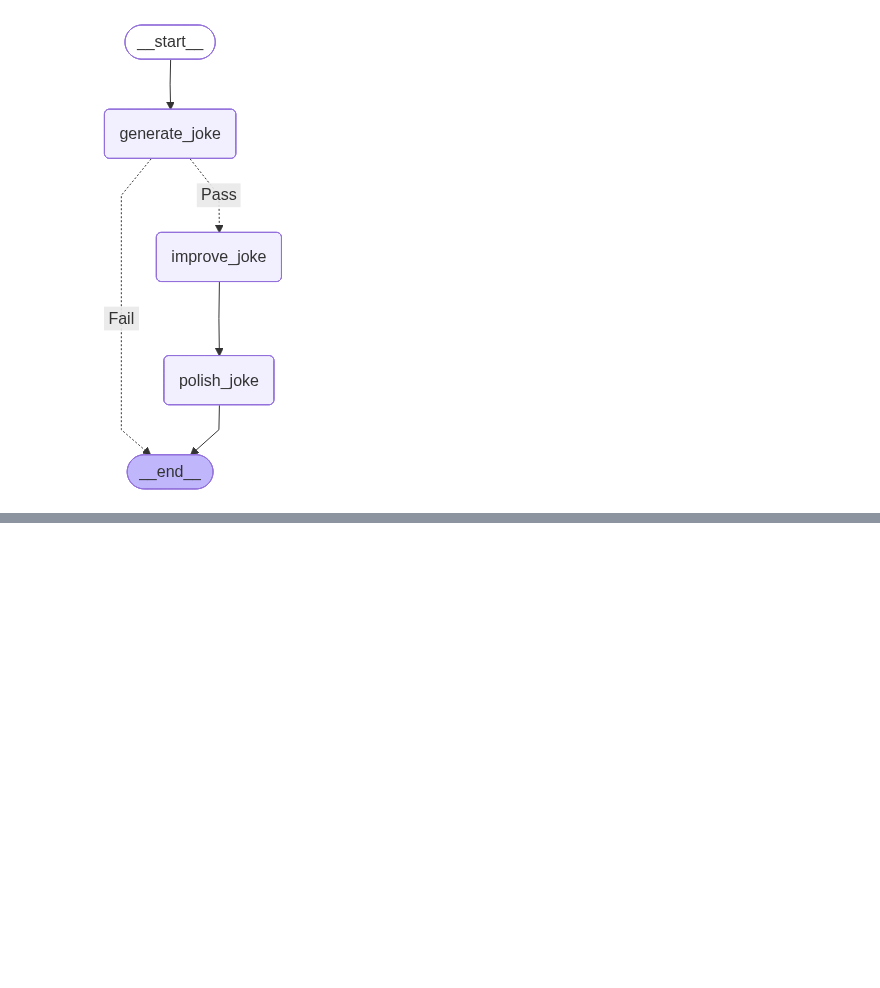
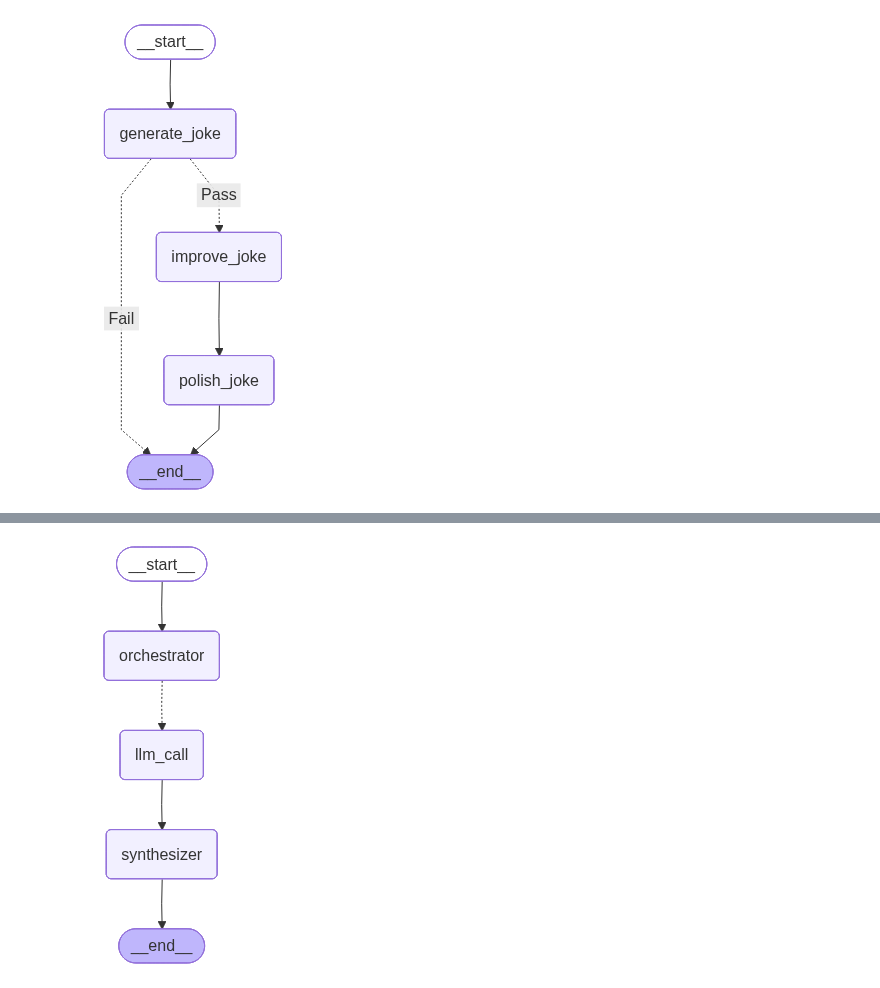
Before and after one commit to BaektotheFuture98/ai_backend_study, a Jupyter notebook: langchain/langchain.ipynb, the cells around one changed output, grey strips where cells are left out. Drawn from its saved outputs; the diff is of its cells as text; code cells hidden in the pictures; blank space fills up the shorter version.

Commit message:
chore: orchestrator 복습

```diff
--- a/langchain/langchain.ipynb
+++ b/langchain/langchain.ipynb
@@ -186,0 +239,20 @@ def orchestrator(state: State) :
+# %%
+
+orchestrator_worker_builder = StateGraph(State)
+orchestrator_worker_builder.add_node("orchestrator", orchestrator)
+orchestrator_worker_builder.add_node("llm_call", llm_call)
+orchestrator_worker_builder.add_node("synthesizer", synthesizer)
+
+orchestrator_worker_builder.add_edge(START, "orchestrator")
+orchestrator_worker_builder.add_conditional_edges(
+    "orchestrator", assign_workers, ["llm_call"]
+)
+
+orchestrator_worker_builder.add_edge("llm_call", "synthesizer")
+orchestrator_worker_builder.add_edge("synthesizer", END)
+
+orchestrator_worker = orchestrator_worker_builder.compile()
+
+display(Image(orchestrator_worker.get_graph().draw_mermaid_png()))
+# %% [output]
+[figure, added]
```
Also changed, not shown: parts of 10 cells of this notebook.
